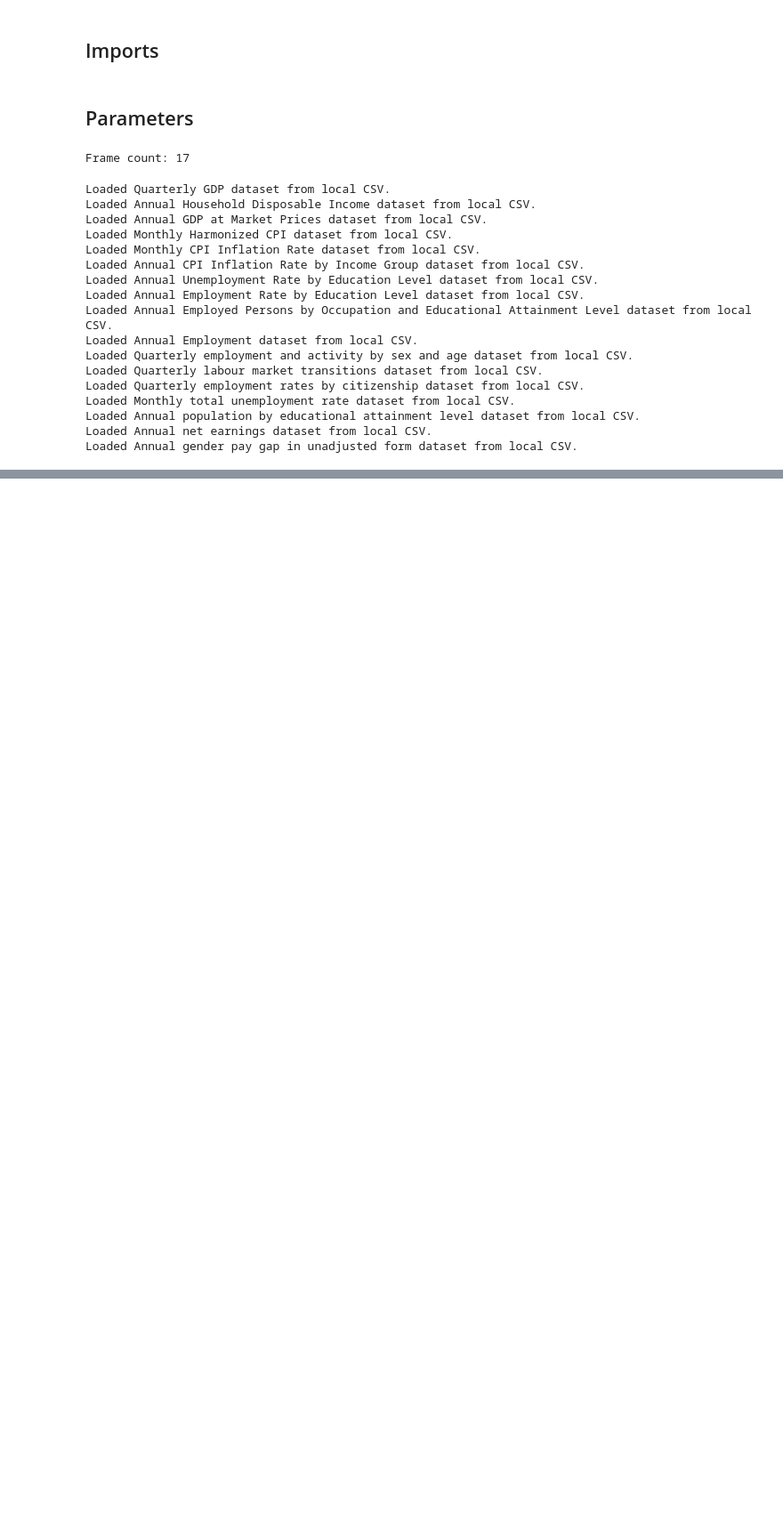
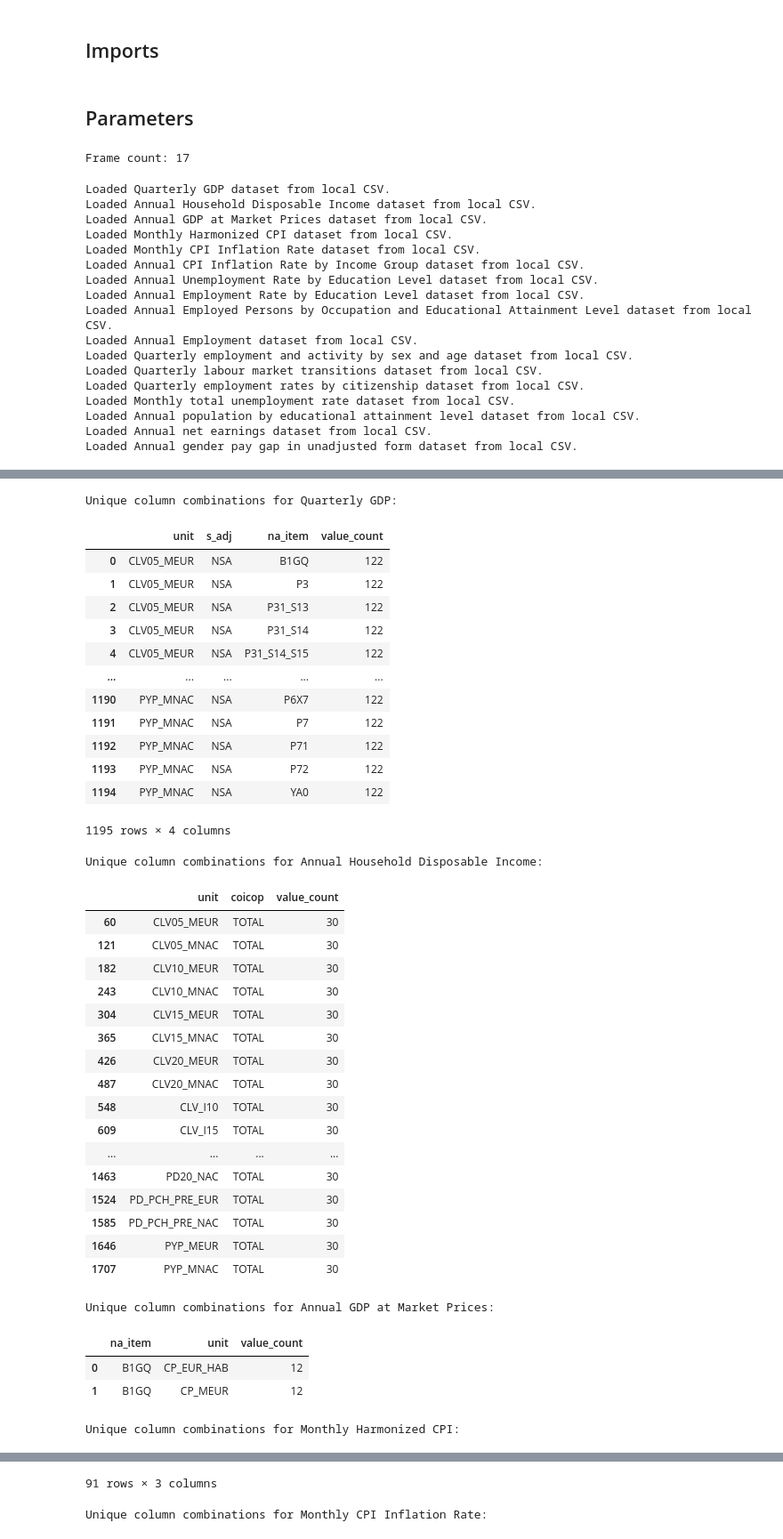
Before and after one commit to muffindud/iceland-data-analysis, a Jupyter notebook: main.ipynb, the cells around one changed output, grey strips where cells are left out. Shown: that part at 89% size. Drawn from its saved outputs; the diff is of its cells as text; code cells hidden in the pictures; blank space fills up the shorter version.

Commit message:
add unique combo finds

```diff
--- a/main.ipynb
+++ b/main.ipynb
@@ -490 +500,14 @@ for frame in DATAFRAMES:
 ... (5 outputs left out)
+# %%
+for frame in DATAFRAMES:
+    df = frame.dataframe.drop(columns=["TIME_PERIOD", "value"]).drop_duplicates()
+
+    # if there is 'coicop' column, remove the values starting with CP
+    if "coicop" in df.columns:
+        df = df[~df["coicop"].astype(str).str.startswith("CP")]
+
+    unique_values = {col: df[col].unique().tolist() for col in df.columns}
+    print(f"Unique values for {frame.name}:")
+    for col, values in unique_values.items():
+        print(f"  {col}: {values}")
+    print("\n")
@@ -490,0 +532,55 @@ for frame in DATAFRAMES:
+# %%
+for frame in DATAFRAMES:
+    # get all the unique column combinations except TIME_PERIOD and value
+    unique_combinations = frame.dataframe.drop(columns=["TIME_PERIOD", "value"]).drop_duplicates()
+
+    if "coicop" in unique_combinations.columns:
+        unique_combinations = unique_combinations[~unique_combinations["coicop"].astype(str).str.startswith("CP")]
+
+    # get the number of values for each combination
+    unique_combinations["value_count"] = unique_combinations.apply(
+        lambda row: frame.dataframe[
+            (frame.dataframe.drop(columns=["TIME_PERIOD", "value"]) == row).all(axis=1)
+        ].shape[0], axis=1
+    )
+
+    print(f"Unique column combinations for {frame.name}:")
+    display(unique_combinations)
+# %% [output]
+Unique column combinations for Quarterly GDP:
+|  | unit | s_adj | na_item | value_count |
+| 0 | CLV05_MEUR | NSA | B1GQ | 122 |
+| 1 | CLV05_MEUR | NSA | P3 | 122 |
+| 2 | CLV05_MEUR | NSA | P31_S13 | 122 |
+| 3 | CLV05_MEUR | NSA | P31_S14 | 122 |
+| 4 | CLV05_MEUR | NSA | P31_S14_S15 | 122 |
+| ... | ... | ... | ... | ... |
+| 1190 | PYP_MNAC | NSA | P6X7 | 122 |
+| 1191 | PYP_MNAC | NSA | P7 | 122 |
+| 1192 | PYP_MNAC | NSA | P71 | 122 |
+| 1193 | PYP_MNAC | NSA | P72 | 122 |
+| 1194 | PYP_MNAC | NSA | YA0 | 122 |
+1195 rows × 4 columns
+Unique column combinations for Annual Household Disposable Income:
+|  | unit | coicop | value_count |
+| 60 | CLV05_MEUR | TOTAL | 30 |
+| 121 | CLV05_MNAC | TOTAL | 30 |
+| 182 | CLV10_MEUR | TOTAL | 30 |
+| 243 | CLV10_MNAC | TOTAL | 30 |
+| 304 | CLV15_MEUR | TOTAL | 30 |
+| 365 | CLV15_MNAC | TOTAL | 30 |
+| 426 | CLV20_MEUR | TOTAL | 30 |
+| 487 | CLV20_MNAC | TOTAL | 30 |
+| 548 | CLV_I10 | TOTAL | 30 |
+| 609 | CLV_I15 | TOTAL | 30 |
+| ... | ... | ... | ... |
+| 1463 | PD20_NAC | TOTAL | 30 |
+| 1524 | PD_PCH_PRE_EUR | TOTAL | 30 |
+| 1585 | PD_PCH_PRE_NAC | TOTAL | 30 |
+| 1646 | PYP_MEUR | TOTAL | 30 |
+| 1707 | PYP_MNAC | TOTAL | 30 |
+Unique column combinations for Annual GDP at Market Prices:
+|  | na_item | unit | value_count |
+| 0 | B1GQ | CP_EUR_HAB | 12 |
+| 1 | B1GQ | CP_MEUR | 12 |
+Unique column combinations for Monthly Harmonized CPI:
@@ -490,0 +599,2 @@ for frame in DATAFRAMES:
+91 rows × 3 columns
+Unique column combinations for Monthly CPI Inflation Rate:
```
Also changed, not shown: parts of 6 cells of this notebook.
